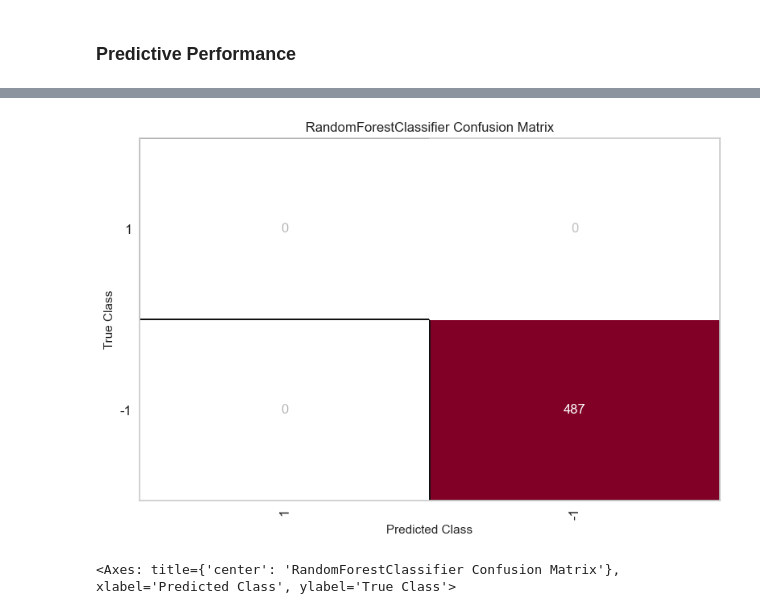
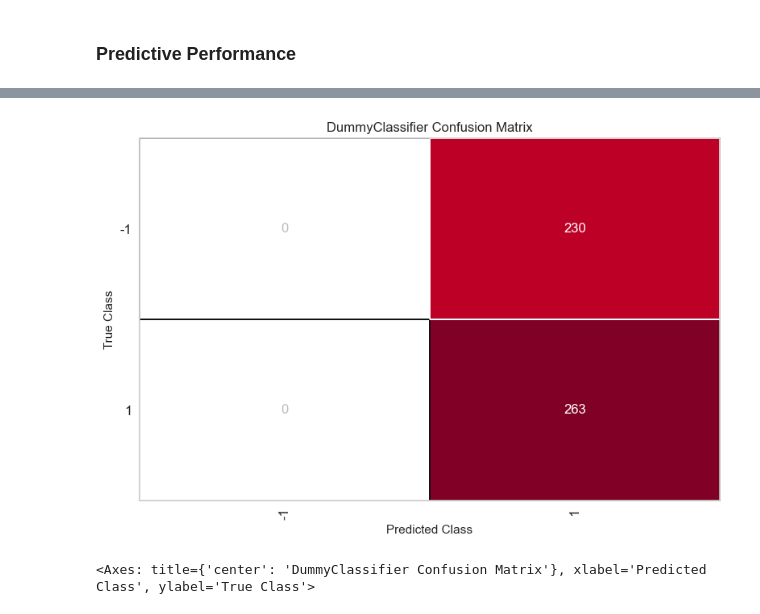
Before and after one commit to pankajti/wqu, a Jupyter notebook: ML/random forest.ipynb, the cells around one changed output, grey strips where cells are left out. Cells and saved outputs as stored; diff of their text form; code cells hidden in the pictures.

Commit message:
adding wqu ML rand forest

```diff
--- a/ML/random forest.ipynb
+++ b/ML/random forest.ipynb
@@ -49,8 +76,22 @@ df = df.dropna()
 # %%
-X= df.iloc[:,2:4]
+X= df.iloc[:,6:-3]
 y = df.iloc[:,-1]
 classes = [1,-1]
 # %%
-X_train , X_test, y_train, y_test = train_test_split(X,y,test_size=.2)
+X_train , X_test, y_train, y_test = train_test_split(X,y,test_size=.2,shuffle=False)
 # %% [markdown]
 ### Model
+# %%
+# The ConfusionMatrix visualizer taxes a model
+model =RandomForestClassifier()
+cm = ConfusionMatrix(model)
+
+# Fit fits the passed model. This is unnecessary if you pass the visualizer a pre-fitted model
+cm.fit(X_train, y_train)
+
+# To create the ConfusionMatrix, we need some test data. Score runs predict() on the data
+# and then creates the confusion_matrix from scikit-learn.
+cm.score(X_test, y_test)
+
+# How did we do?
+cm.show()
@@ -57,7 +101,7 @@ X_train , X_test, y_train, y_test = train_test_split(X,y,test_size=.2)
 # %%
 classifier = RandomForestClassifier()
 # %%
-classifier.fit(X, y)
+classifier.fit(X_train, y_train)
 # %% [output]
 RandomForestClassifier()
 # %%
@@ -95,13 +244,12 @@ RandomForestClassifier()
 # %%
-cm =ConfusionMatrix(classifier, classes =  classes )
+dummy_model = DummyClassifier(strategy="most_frequent")
+cm =ConfusionMatrix(dummy_model)
 cm.fit(X_train, y_train)
-
 # To create the ConfusionMatrix, we need some test data. Score runs predict() on the data
 # and then creates the confusion_matrix from scikit-learn.
 cm.score(X_test, y_test)
-
 # How did we do?
 cm.show()
 # %% [output]
-[figure, old version]
+[figure, new version]
-<Axes: title={'center': 'RandomForestClassifier Confusion Matrix'}, xlabel='Predicted Class', ylabel='True Class'>
+<Axes: title={'center': 'DummyClassifier Confusion Matrix'}, xlabel='Predicted Class', ylabel='True Class'>
```
Also changed, not shown: parts of 45 cells of this notebook.
